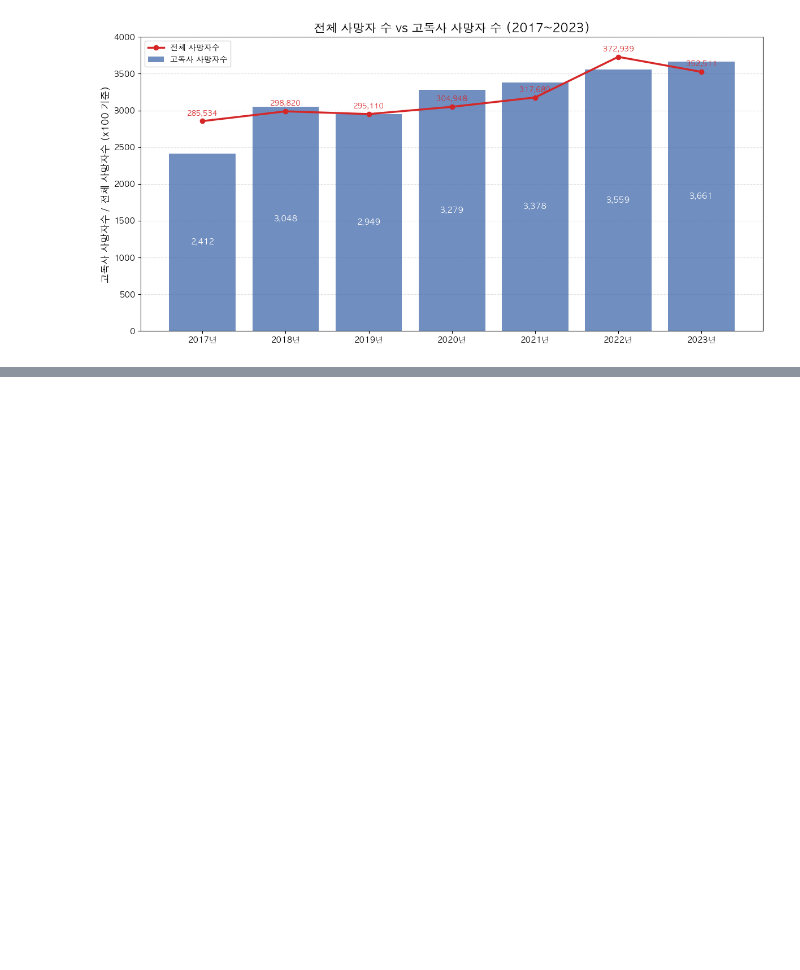
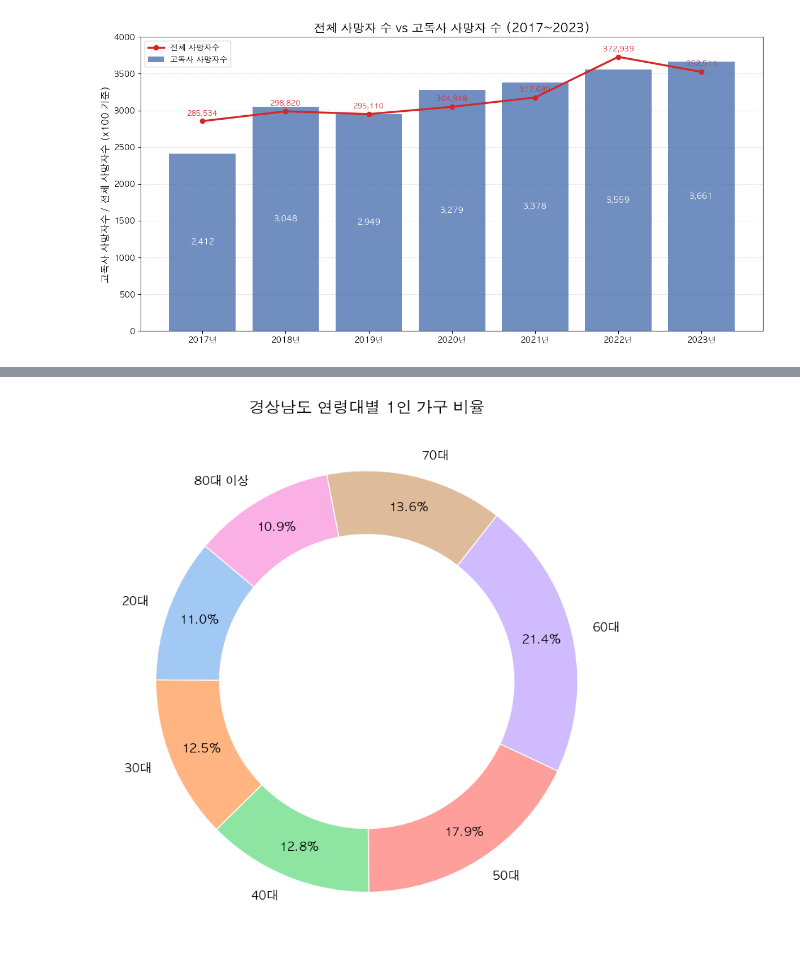
Before and after one commit to InsightCWNU/data_analysis, a Jupyter notebook: gyeongnam_analysis/gyeongnam_analysis01.ipynb, the cells around one changed output, grey strips where cells are left out. Cells and saved outputs as stored; diff of their text form; code cells hidden in the pictures; blank space fills up the shorter version.

```diff
--- a/gyeongnam_analysis/gyeongnam_analysis01.ipynb
+++ b/gyeongnam_analysis/gyeongnam_analysis01.ipynb
@@ -11,8 +11,9 @@ from matplotlib import rc
 rc('font', family='AppleGothic')
 plt.rcParams['axes.unicode_minus'] = False
 # %%
-lonely_df = pd.read_csv("./data/고독사_발생현황.csv", encoding='utf-8')
-total_df = pd.read_csv("./data/전체_인구현황.csv", encoding='utf-8')
+lonely_df = pd.read_csv("./data/고독사_발생_현황.csv", encoding='utf-8')
+total_df = pd.read_csv("./data/전체_인구_현황.csv", encoding='utf-8')
+Single_df = pd.read_csv("./data/1인_가구_현황.csv", encoding='utf-8')
 # %%
 lonely_df
 # %% [output]
@@ -132,0 +280,32 @@ plt.show()
+# %%
+plt.figure(figsize=(8, 8))
+colors = sns.color_palette("pastel")
+
+wedges, texts, autotexts = plt.pie(
+    grouped['연령대별 1인 가구 수'],
+    labels=grouped['연령대'],
+    autopct='%1.1f%%',
+    startangle=140,
+    colors=colors,
+    pctdistance=0.85,
+    wedgeprops={'edgecolor': 'white'}  # 흰색 테두리로 분리 강조
+)
+
+# 도넛 스타일 가운데 원 추가
+centre_circle = plt.Circle((0, 0), 0.70, fc='white')
+fig = plt.gcf()
+fig.gca().add_artist(centre_circle)
+
+# 텍스트 스타일 다듬기
+for text in texts:
+    text.set_fontsize(12)
+for autotext in autotexts:
+    autotext.set_fontsize(12)
+    autotext.set_color('black')
+
+# 제목 및 레이아웃
+plt.title('경상남도 연령대별 1인 가구 비율', fontsize=16)
+plt.tight_layout()
+plt.show()
+# %% [output]
+[figure, added]
```
Also changed, not shown: parts of 7 cells of this notebook, 5 other files.
